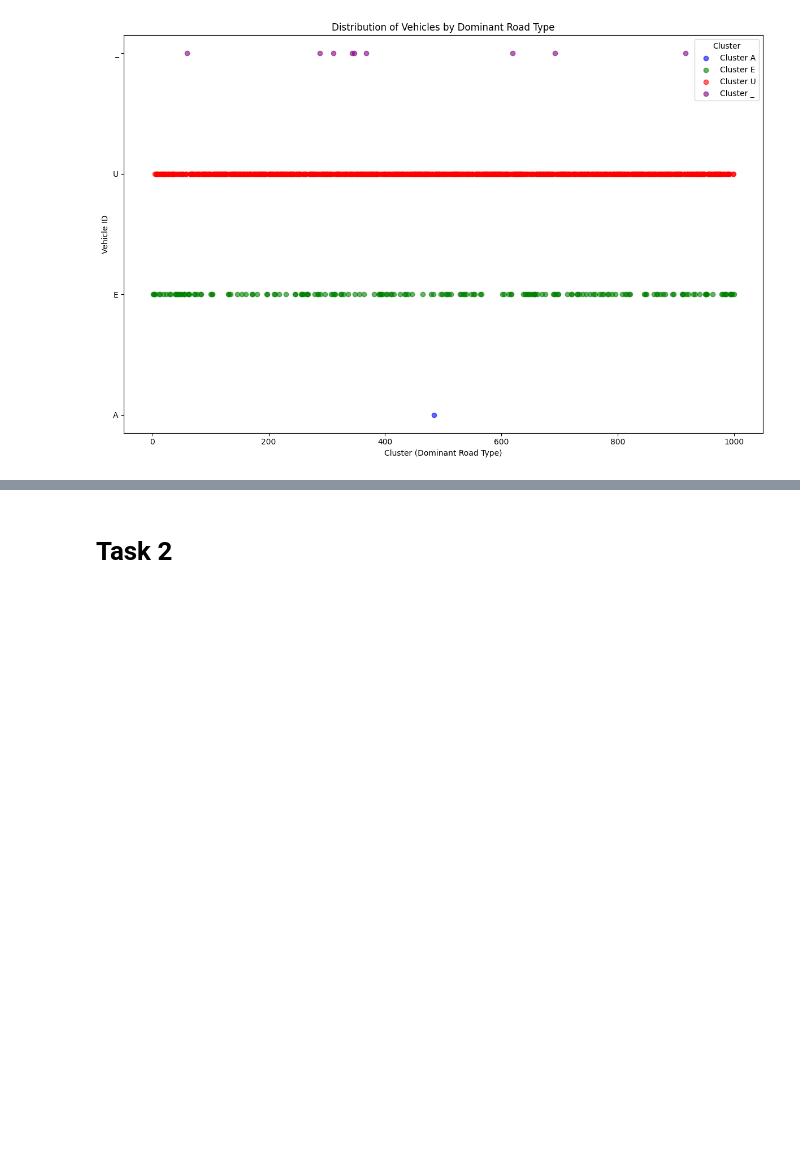
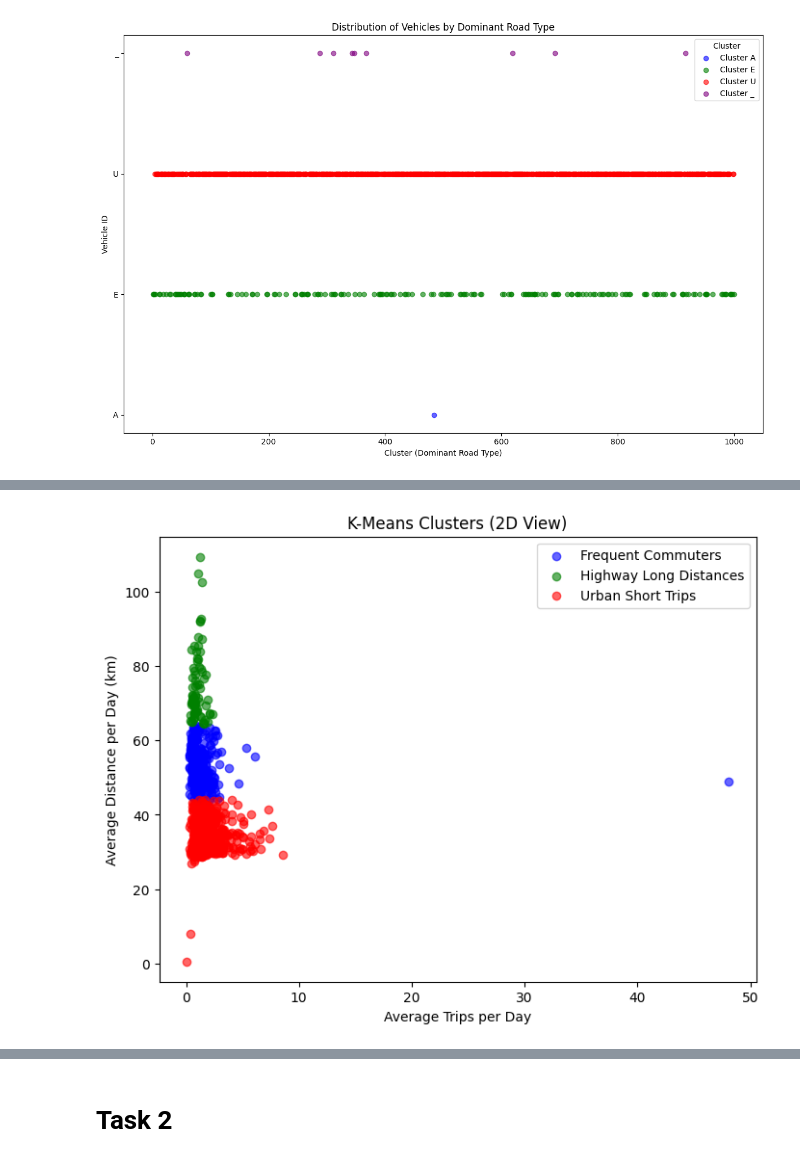
Before and after one commit to Mattiane/ICTforSmartMobilty_project, a Jupyter notebook: lab3/lab3_group18.ipynb, the cells around one changed output, grey strips where cells are left out. Saved outputs shown, nothing was run; the diff lists cells and outputs as text; code cells hidden in the pictures; blank space fills up the shorter version.

Commit message:
Task_6 and alternative clustering

```diff
--- a/lab3/lab3_group18.ipynb
+++ b/lab3/lab3_group18.ipynb
@@ -277,0 +343,30 @@ number of vehicle for cluster _: 9
+# %%
+cluster_names = {
+    0: "Urban Short Trips",
+    1: "Highway Long Distances",
+    2: "Frequent Commuters"
+}
+# %%
+#Plot the clusters
+import matplotlib.pyplot as plt
+
+fig, ax = plt.subplots(figsize=(8, 6))
+colors = {0: "red", 1: "green", 2: "blue"}  # or any color map
+
+for cluster_id in vehicle_agg["cluster"].unique():
+    subset = vehicle_agg[vehicle_agg["cluster"] == cluster_id]
+    ax.scatter(
+        subset["avg_trips_per_day"],
+        subset["avg_distance_per_day"],
+        c=colors[cluster_id],
+        label=cluster_names[cluster_id],
+        alpha=0.6
+    )
+
+ax.set_xlabel("Average Trips per Day")
+ax.set_ylabel("Average Distance per Day (km)")
+ax.set_title("K-Means Clusters (2D View)")
+ax.legend()
+plt.show()
+# %% [output]
+[figure, added]
```
Also changed, not shown: parts of 12 cells of this notebook.
